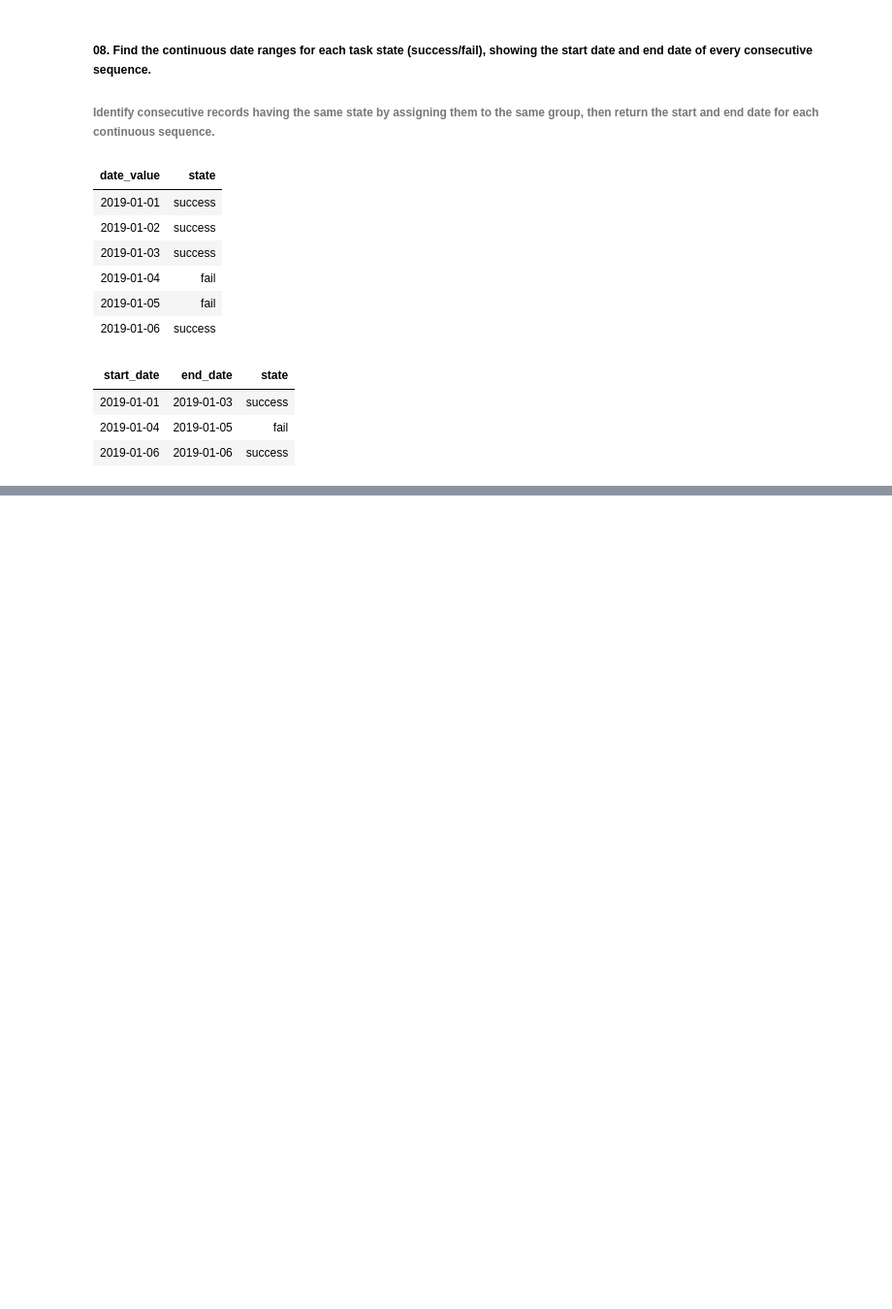
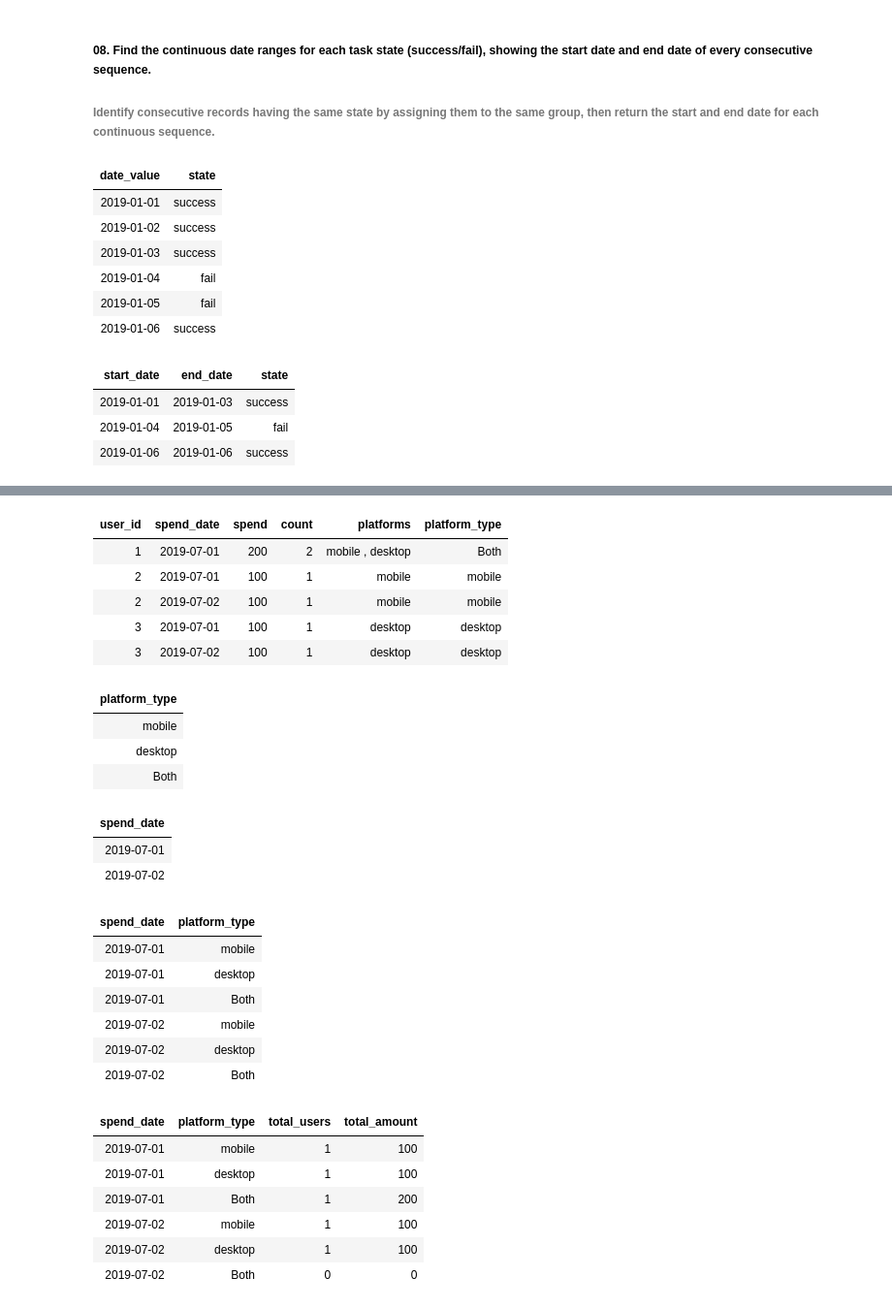
Before and after one commit to Rupam-1/SQL-Pyspark-practise_youtube, a Jupyter notebook: 02. PYSPARK - Part1.ipynb, the cells around one changed output, grey strips where cells are left out. Shown at 97% size. Saved outputs shown, nothing was run; the diff lists cells and outputs as text; code cells hidden in the pictures; blank space fills up the shorter version.

```diff
--- a/02. PYSPARK - Part1.ipynb
+++ b/02. PYSPARK - Part1.ipynb
@@ -850,0 +892,80 @@ final_df.display()
+# %%
+from pyspark.sql.functions import *
+cte = spending_df.groupBy(
+    "user_id",
+    "spend_date"
+).agg(
+    sum("amount").alias("spend"),
+    countDistinct("platform").alias("count"),
+    concat_ws(" , ", collect_set("platform")).alias("platforms")
+).withColumn(
+    "platform_type",
+    when(col("count") == 2, "Both")
+    .otherwise(col("platforms")
+    )
+)
+cte.display()
+
+# Platforms CTE
+platforms = spark.createDataFrame(
+    [("mobile",), ("desktop",), ("Both",)],
+    ["platform_type"]
+)
+platforms.display()
+
+# Dates CTE
+dates = spending_df.select(
+    "spend_date"
+).distinct()
+dates.display()
+
+# Cross Join CTE
+cross_join = dates.crossJoin(
+    platforms
+).orderBy("spend_date")
+cross_join.display()
+
+# Final Result
+final_df = cte.join(
+    cross_join,
+    (cte["spend_date"] == cross_join["spend_date"]) &
+    (cte["platform_type"] == cross_join["platform_type"]),
+    "right"
+).groupBy(
+    cross_join["spend_date"],
+    cross_join["platform_type"]
+).agg(
+    count(cte["user_id"]).alias("total_users"),
+    coalesce(sum(cte["spend"]), lit(0)).alias("total_amount")
+).orderBy(
+    "spend_date"
+)
+final_df.display()
+# %% [output]
+| user_id | spend_date | spend | count | platforms | platform_type |
+| 1 | 2019-07-01 | 200 | 2 | mobile , desktop | Both |
+| 2 | 2019-07-01 | 100 | 1 | mobile | mobile |
+| 2 | 2019-07-02 | 100 | 1 | mobile | mobile |
+| 3 | 2019-07-01 | 100 | 1 | desktop | desktop |
+| 3 | 2019-07-02 | 100 | 1 | desktop | desktop |
+| platform_type |
+| mobile |
+| desktop |
+| Both |
+| spend_date |
+| 2019-07-01 |
+| 2019-07-02 |
+| spend_date | platform_type |
+| 2019-07-01 | mobile |
+| 2019-07-01 | desktop |
+| 2019-07-01 | Both |
+| 2019-07-02 | mobile |
+| 2019-07-02 | desktop |
+| 2019-07-02 | Both |
+| spend_date | platform_type | total_users | total_amount |
+| 2019-07-01 | mobile | 1 | 100 |
+| 2019-07-01 | desktop | 1 | 100 |
+| 2019-07-01 | Both | 1 | 200 |
+| 2019-07-02 | mobile | 1 | 100 |
+| 2019-07-02 | desktop | 1 | 100 |
+| 2019-07-02 | Both | 0 | 0 |
```
Also changed, not shown: parts of 2 cells of this notebook, 1 other file.
